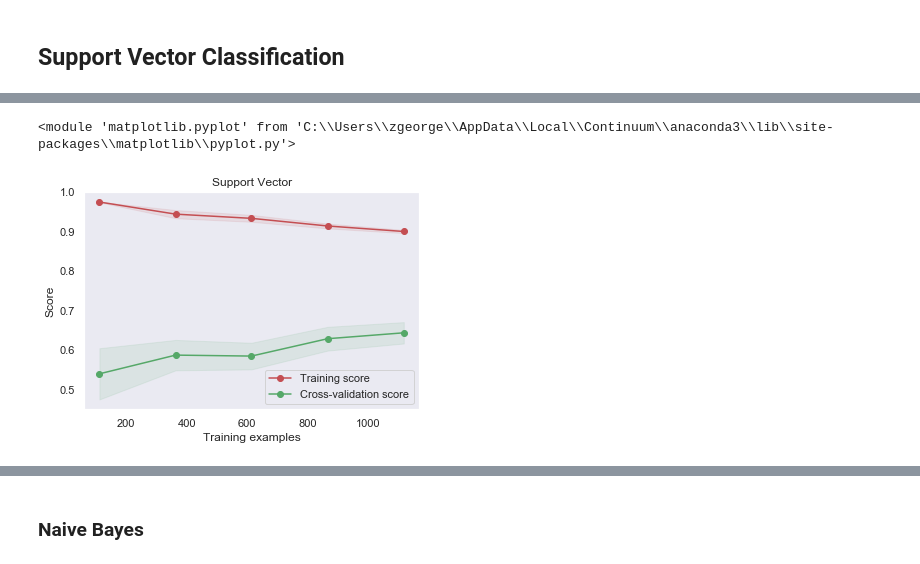
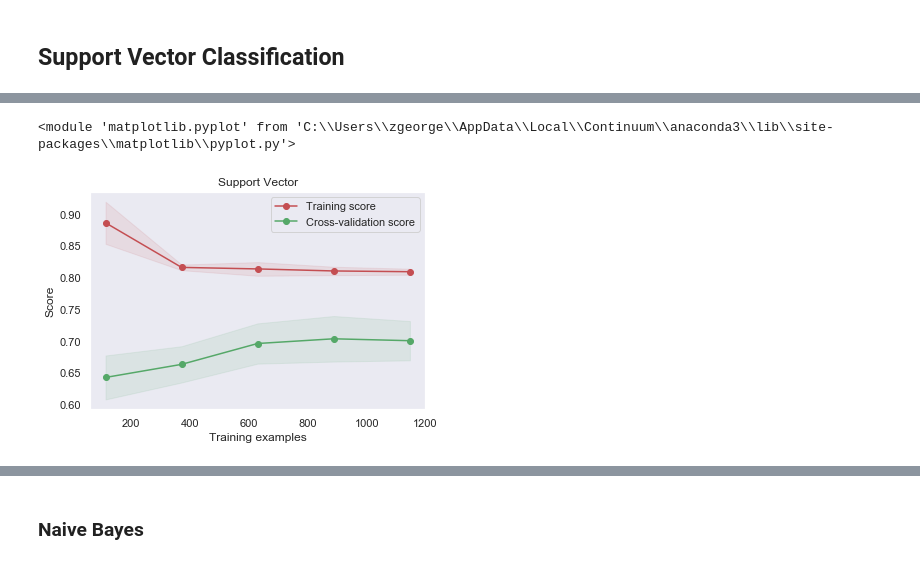
Before and after one commit to georgez-zgeorge/AML_code, a Jupyter notebook: Final Project/Dunder Mifflin Fundraising Analysis.ipynb, the cells around one changed output, grey strips where cells are left out. Drawn from its saved outputs; the diff is of its cells as text; code cells hidden in the pictures.

```diff
--- a/Final Project/Dunder Mifflin Fundraising Analysis.ipynb
+++ b/Final Project/Dunder Mifflin Fundraising Analysis.ipynb
@@ -73,6 +78,7 @@ memory usage: 322.9+ KB
 # %%
 df = pd.get_dummies(data=df,
-                    columns=['Hour','Property Type','PopulationRank','LocRegion','FundraisingYear','day of week'])
+                    columns=['Hour','FundraisingYear','day of week'])
+                    #columns=['Hour','Property Type','PopulationRank','LocRegion','FundraisingYear','day of week'])
 # %%
 #Create a list that displays only numeric variables
 numeric_var=df.select_dtypes(include=[np.number]).columns
@@ -95,5 +101,6 @@ plt.show()
 # %%
-df = df.drop(['Checkin_w_I_N','LocRegion_BC','LocRegion_CWI','LocRegion_Regional','FundraisingYear_2017'],axis=1)
+#df = df.drop(['Checkin_w_I_N','LocRegion_BC','LocRegion_CWI','LocRegion_Regional','FundraisingYear_2017','Week'],axis=1)
+df = df.drop(['Checkin_w_I_N','FundraisingYear_2017','Week'],axis=1)
 # %% [markdown]
 ## Modeling
 # %%
@@ -127,6 +146,8 @@ train_x = df.drop(['target','Lookup'],axis=1)
 # %%
 #perform the train & test split
-X_train, X_test, y_train, y_test = train_test_split(train_x, train_y, test_size=0.3501, random_state=13)
+#X_train, X_test, y_train, y_test = train_test_split(train_x, train_y, test_size=0.31, random_state=13, stratify=train_y)
+
+X_train, X_test, y_train, y_test = train_test_split(train_x, train_y, test_size=0.25, random_state=13)
 # %%
 scaler = StandardScaler()
 # Don't cheat - fit only on training data
@@ -270,11 +291,11 @@ def plot_learning_curve(estimator, title, X, y, ylim=None, cv=None,
 svc = svm.SVC(class_weight='balanced',probability=True)
 
 #set hyperparameters
-param_grid = {"C": [.001,.01,1,10,100,1000],
+param_grid = {"C": [.25,.05,1,1.5,2],
               "gamma":['auto','scale']}
 
 #set up the grid search, with 5 crossvalidations and scoring based on our F1_scorer that we created
-svc_gridsearch = GridSearchCV(svc,param_grid=param_grid,scoring=F1_scorer,cv=10)
+svc_gridsearch = GridSearchCV(svc,param_grid=param_grid,scoring=F1_scorer,cv=5)
 
 #fit model
 svc_gridsearch.fit(X_train,y_train)
@@ -300,8 +321,8 @@ Test ROC AUC: 0.6350150037509378
 # %%
-plot_learning_curve(optimised_svc,'Support Vector',X_train,y_train,cv=10,n_jobs=-1)
+plot_learning_curve(optimised_svc,'Support Vector',X_train,y_train,cv=5,n_jobs=-1)
 # %% [output]
 <module 'matplotlib.pyplot' from 'C:\\Users\\zgeorge\\AppData\\Local\\Continuum\\anaconda3\\lib\\site-packages\\matplotlib\\pyplot.py'>
-[figure, old version]
+[figure, new version]
 # %%
 #Show confusion matrix
 show_con_matrix(optimised_svc,y_test, X_test,'Support Vector Classification Confusion Matrix')
```
Also changed, not shown: parts of 37 cells of this notebook, 2 other files.
